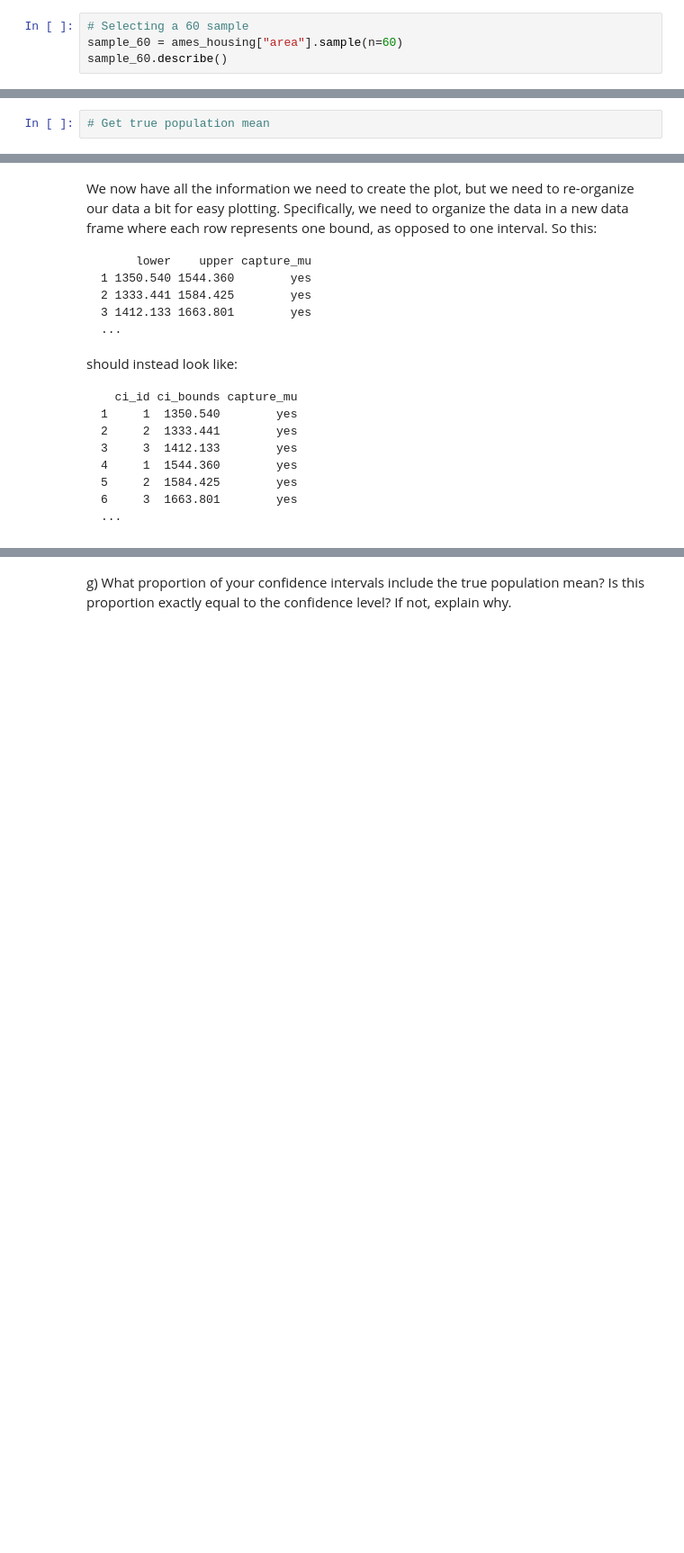
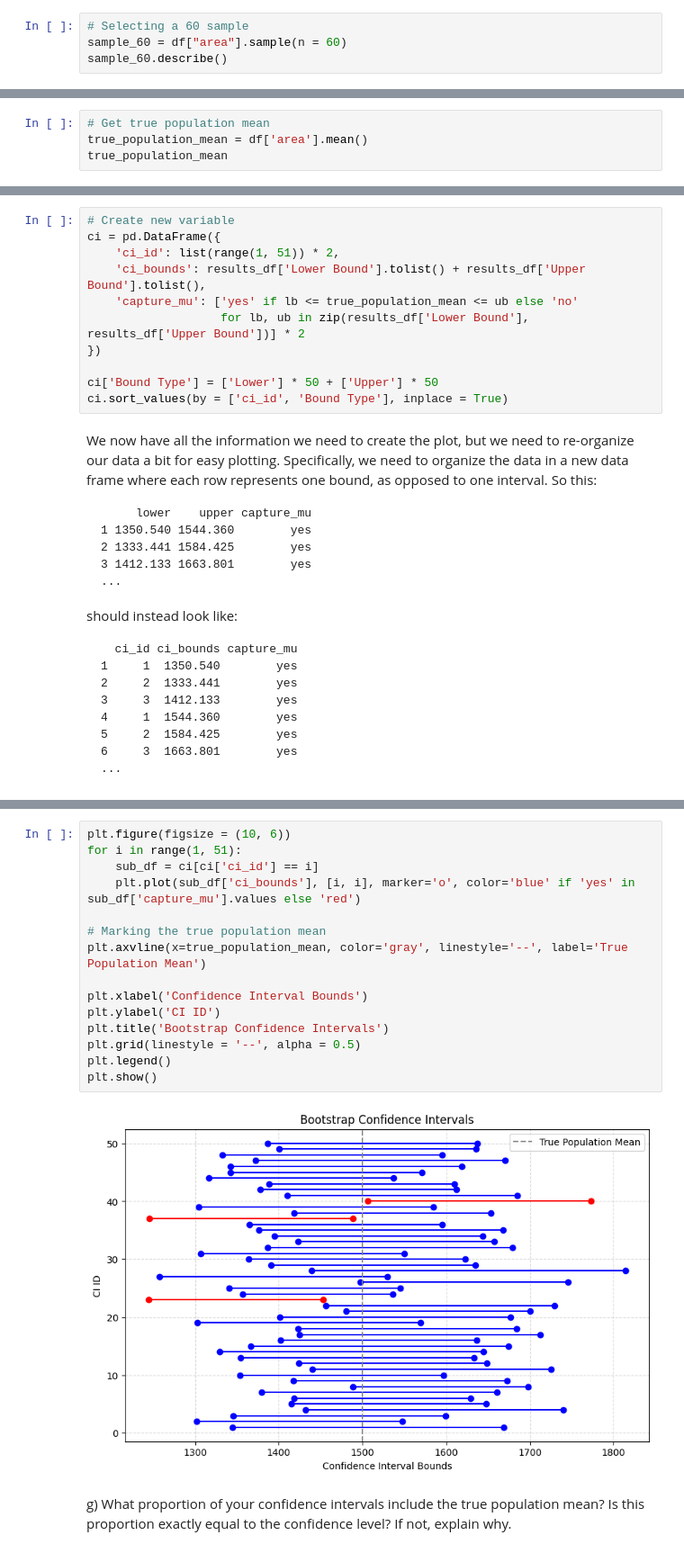
Before and after one commit to SergioCuencaNunez/isc-labs, a Jupyter notebook: unit 5/lab5.ipynb, the cells around one changed output, grey strips where cells are left out. Shown at 90% size. Saved outputs shown, nothing was run; the diff lists cells and outputs as text; blank space fills up the shorter version.

```diff
--- a/unit 5/lab5.ipynb
+++ b/unit 5/lab5.ipynb
@@ -496,7 +496,7 @@ The number above is completely arbitrary. If you need inspiration, you can use y
 For the following exercises, we will need a sample of 60 transactions:
 # %%
 # Selecting a 60 sample
-sample_60 = ames_housing["area"].sample(n=60)
+sample_60 = df["area"].sample(n = 60)
 sample_60.describe()
 # %% [output]
 count      60.000000
@@ -545,3 +566,5 @@ d) What does "95% confidence" mean?
 e) In this case we have the rare luxury of knowing the true population mean since we have data on the entire population. Let's calculate this value so that we can determine if our confidence intervals actually capture it. Does your confidence interval capture the true average size of houses in Ames?
 # %%
 # Get true population mean
+true_population_mean = df['area'].mean()
+true_population_mean
@@ -577,3 +641,14 @@ Next we'll create a plot similar to Figure 4.8 on page 175 of [OpenIntro Statist
+# %%
+# Create new variable
+ci = pd.DataFrame({
+    'ci_id': list(range(1, 51)) * 2,
+    'ci_bounds': results_df['Lower Bound'].tolist() + results_df['Upper Bound'].tolist(),
+    'capture_mu': ['yes' if lb <= true_population_mean <= ub else 'no'
+                   for lb, ub in zip(results_df['Lower Bound'], results_df['Upper Bound'])] * 2
+})
+
+ci['Bound Type'] = ['Lower'] * 50 + ['Upper'] * 50
+ci.sort_values(by = ['ci_id', 'Bound Type'], inplace = True)
 # %% [markdown]
 We now have all the information we need to create the plot, but we need to re-organize our data a bit for easy plotting. Specifically, we need to organize the data in a new data frame where each row represents one bound, as opposed to one interval. So this:
 ~~~
@@ -601,2 +672,19 @@ And finally we can create the desired plot (something like this figure):
+# %%
+plt.figure(figsize = (10, 6))
+for i in range(1, 51):
+    sub_df = ci[ci['ci_id'] == i]
+    plt.plot(sub_df['ci_bounds'], [i, i], marker='o', color='blue' if 'yes' in sub_df['capture_mu'].values else 'red')
+
+# Marking the true population mean
+plt.axvline(x=true_population_mean, color='gray', linestyle='--', label='True Population Mean')
+
+plt.xlabel('Confidence Interval Bounds')
+plt.ylabel('CI ID')
+plt.title('Bootstrap Confidence Intervals')
+plt.grid(linestyle = '--', alpha = 0.5)
+plt.legend()
+plt.show()
+# %% [output]
+[figure, added]
 # %% [markdown]
 g) What proportion of your confidence intervals include the true population mean? Is this proportion exactly equal to the confidence level? If not, explain why.
```
Also changed, not shown: parts of 39 cells of this notebook, 1 other file.
